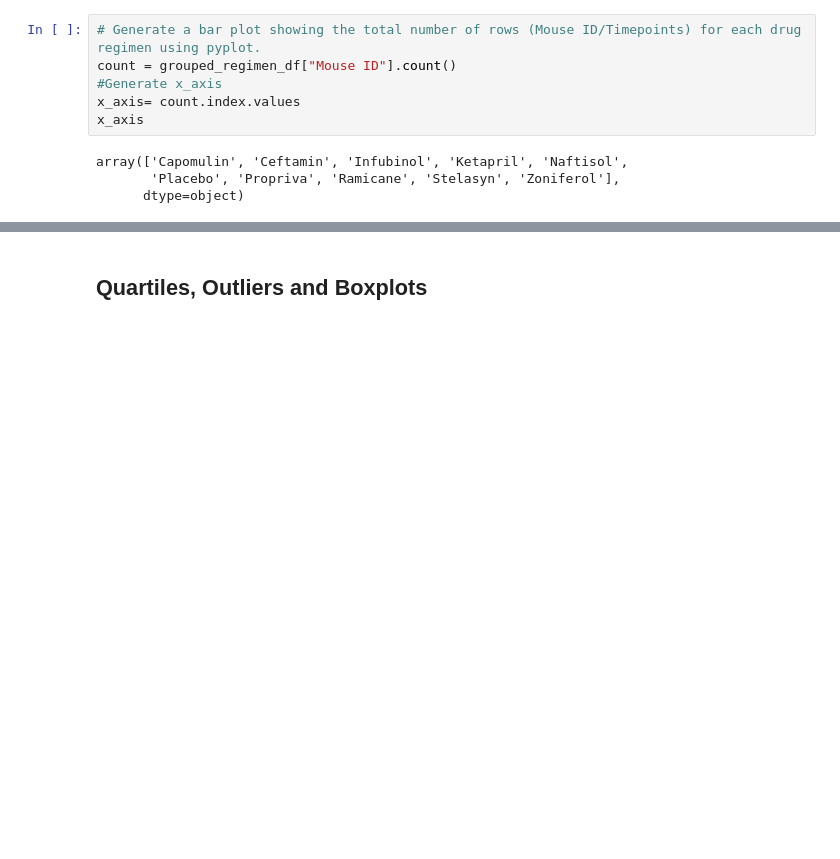
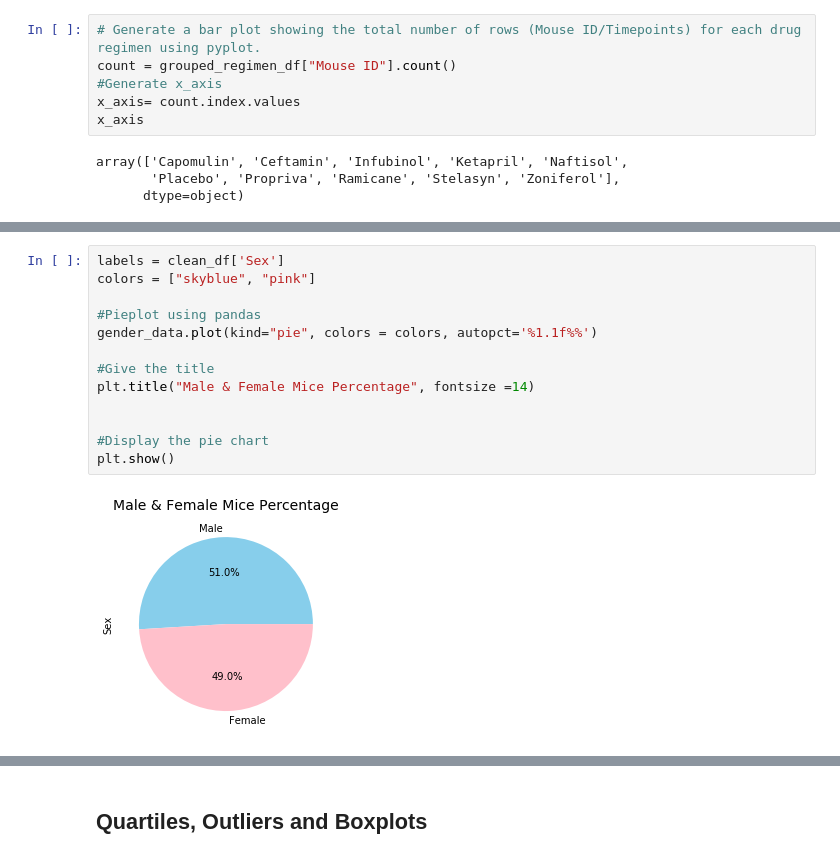
Before and after one commit to Sushil100040/Matplotlib_challenge, a Jupyter notebook: Pymaceuticals/pymaceuticals_starter.ipynb, the cells around one changed output, grey strips where cells are left out. Drawn from its saved outputs; the diff is of its cells as text; blank space fills up the shorter version.

```diff
--- a/Pymaceuticals/pymaceuticals_starter.ipynb
+++ b/Pymaceuticals/pymaceuticals_starter.ipynb
@@ -189,0 +229,15 @@ array(['Capomulin', 'Ceftamin', 'Infubinol', 'Ketapril', 'Naftisol',
+# %%
+labels = clean_df['Sex']
+colors = ["skyblue", "pink"]
+
+#Pieplot using pandas
+gender_data.plot(kind="pie", colors = colors, autopct='%1.1f%%')
+
+#Give the title
+plt.title("Male & Female Mice Percentage", fontsize =14)
+
+
+#Display the pie chart
+plt.show()
+# %% [output]
+[figure, added]
```
Also changed, not shown: parts of 6 cells of this notebook.
